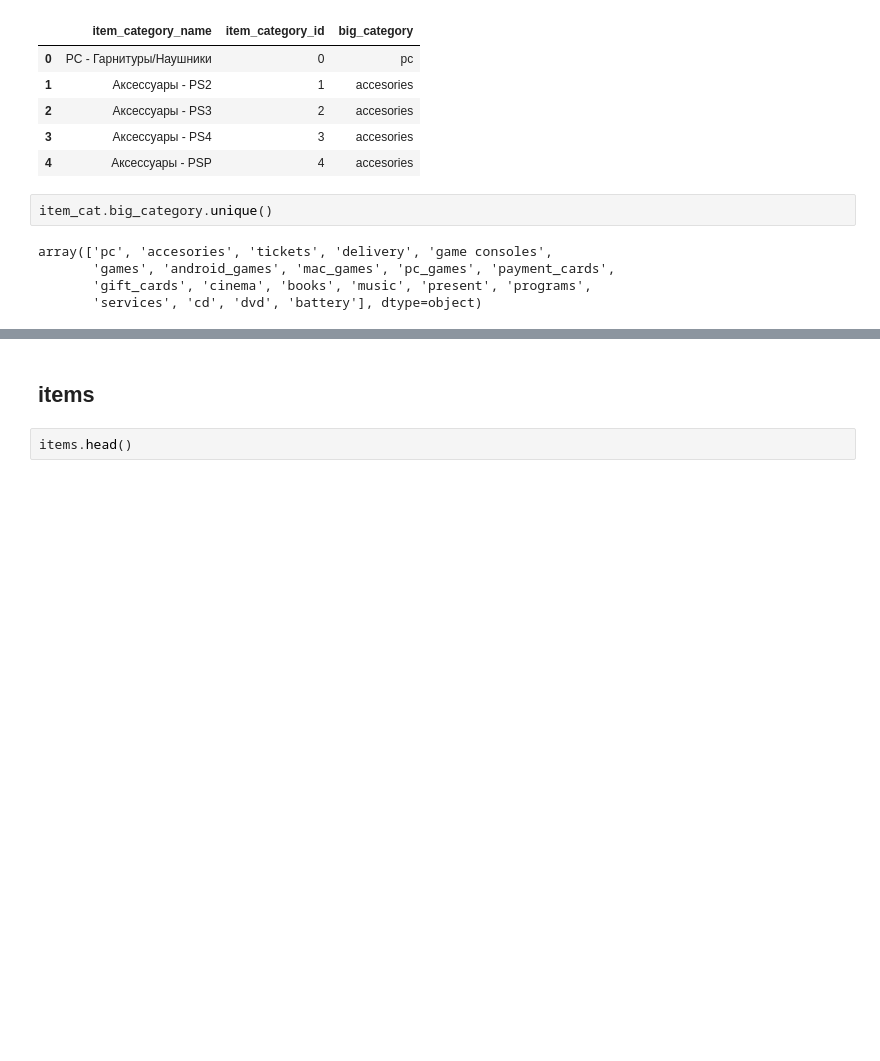
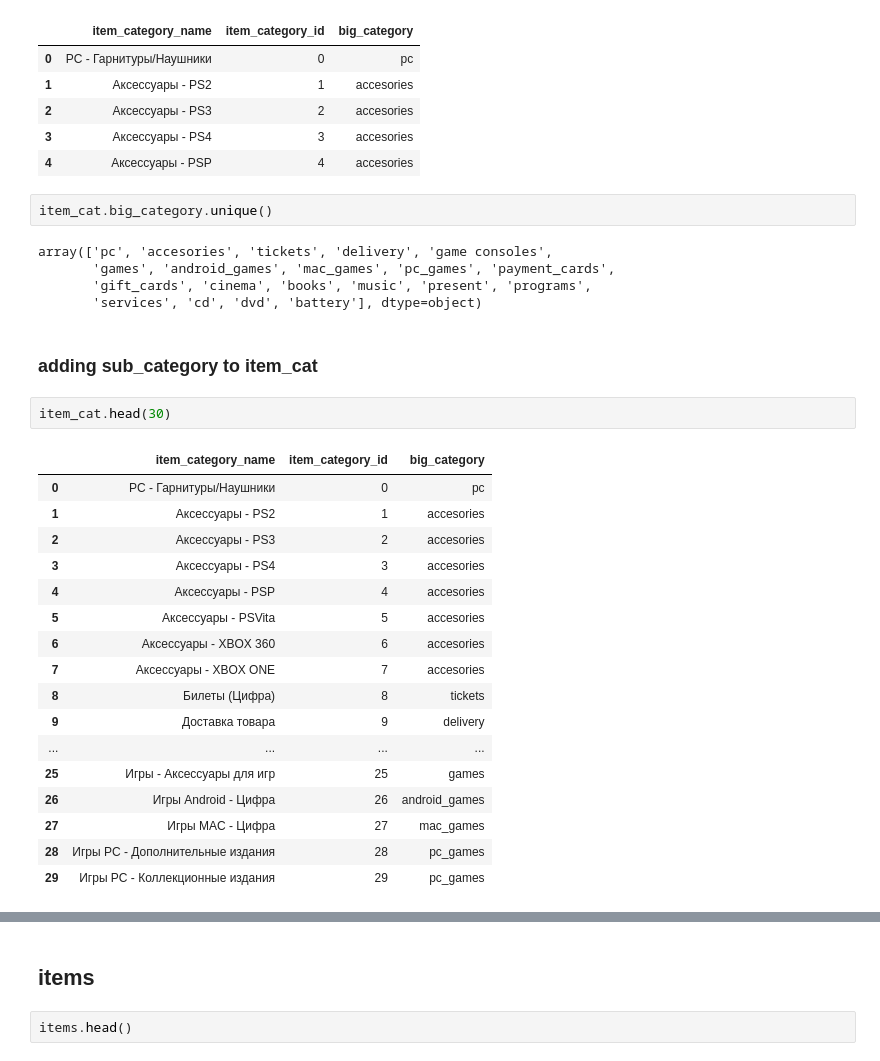
Before and after one commit to LM1398/kaggle_pfs, a Jupyter notebook: notebook/pfs_7_lightgbm_baseline.ipynb, the cells around one changed output, grey strips where cells are left out. Drawn from its saved outputs; the diff is of its cells as text; blank space fills up the shorter version.

```diff
--- a/notebook/pfs_7_lightgbm_baseline.ipynb
+++ b/notebook/pfs_7_lightgbm_baseline.ipynb
@@ -128,3 +128,25 @@ array(['pc', 'accesories', 'tickets', 'delivery', 'game consoles',
        'games', 'android_games', 'mac_games', 'pc_games', 'payment_cards',
        'gift_cards', 'cinema', 'books', 'music', 'present', 'programs',
        'services', 'cd', 'dvd', 'battery'], dtype=object)
+# %% [markdown]
+### adding sub_category to item_cat
+# %%
+item_cat.head(30)
+# %% [output]
+|  | item_category_name | item_category_id | big_category |
+| 0 | PC - Гарнитуры/Наушники | 0 | pc |
+| 1 | Аксессуары - PS2 | 1 | accesories |
+| 2 | Аксессуары - PS3 | 2 | accesories |
+| 3 | Аксессуары - PS4 | 3 | accesories |
+| 4 | Аксессуары - PSP | 4 | accesories |
+| 5 | Аксессуары - PSVita | 5 | accesories |
+| 6 | Аксессуары - XBOX 360 | 6 | accesories |
+| 7 | Аксессуары - XBOX ONE | 7 | accesories |
+| 8 | Билеты (Цифра) | 8 | tickets |
+| 9 | Доставка товара | 9 | delivery |
+| ... | ... | ... | ... |
+| 25 | Игры - Аксессуары для игр | 25 | games |
+| 26 | Игры Android - Цифра | 26 | android_games |
+| 27 | Игры MAC - Цифра | 27 | mac_games |
+| 28 | Игры PC - Дополнительные издания | 28 | pc_games |
+| 29 | Игры PC - Коллекционные издания | 29 | pc_games |
```
Also changed, not shown: parts of 5 cells of this notebook.
